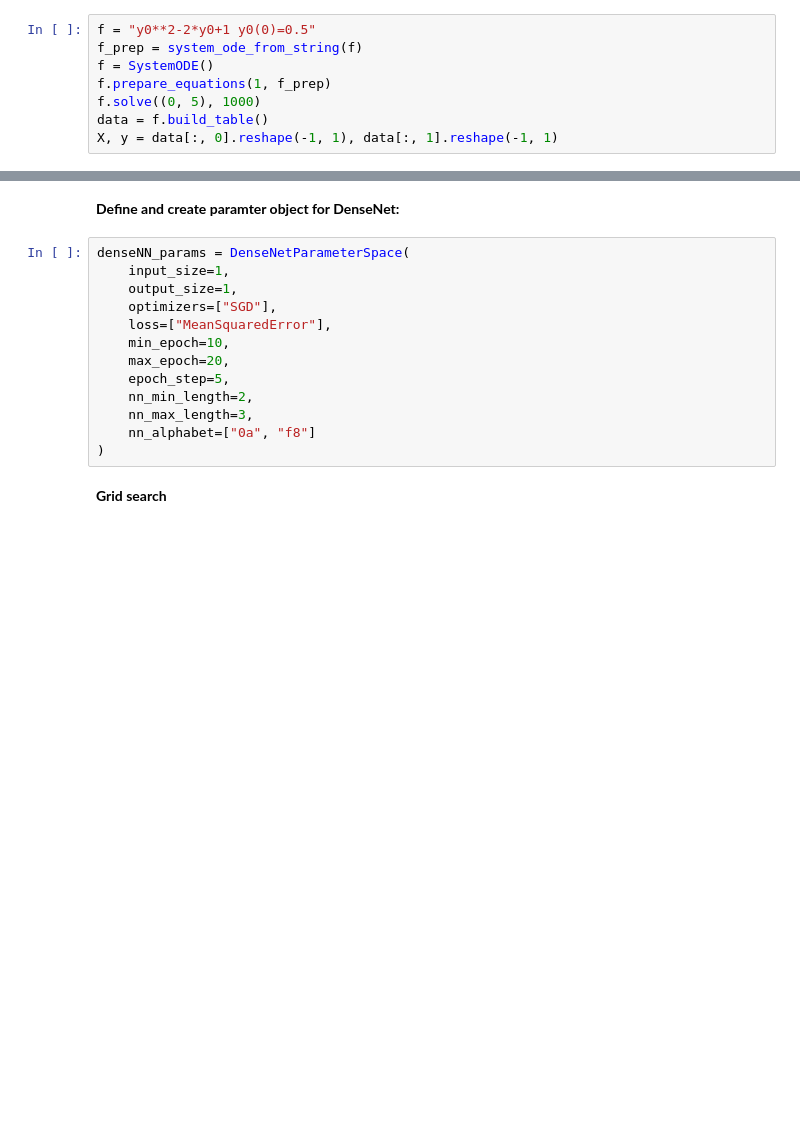
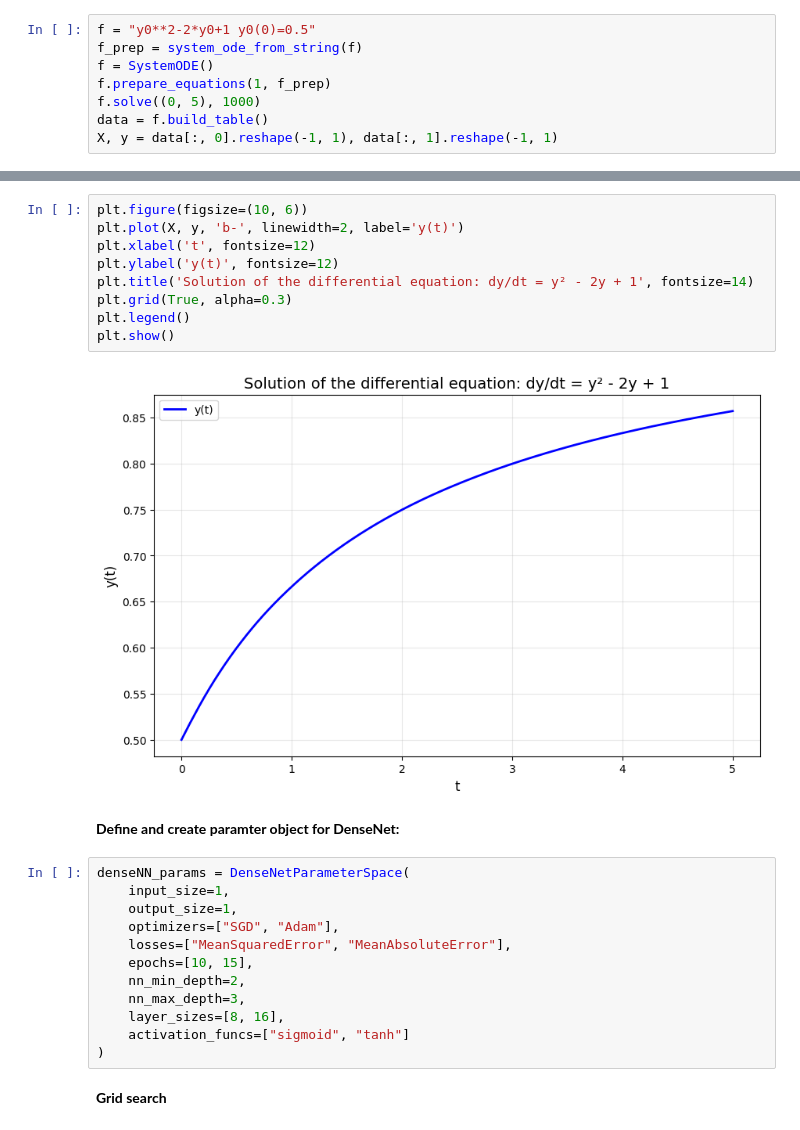
Before and after one commit to Krekep/degann, a Jupyter notebook: examples/DenseNet_usage.ipynb, the cells around one changed output, grey strips where cells are left out. Saved outputs shown, nothing was run; the diff lists cells and outputs as text; blank space fills up the shorter version.

```diff
--- a/examples/DenseNet_usage.ipynb
+++ b/examples/DenseNet_usage.ipynb
@@ -28,17 +44,27 @@ X, y = data[:, 0].reshape(-1, 1), data[:, 1].reshape(-1, 1)
+# %%
+plt.figure(figsize=(10, 6))
+plt.plot(X, y, 'b-', linewidth=2, label='y(t)')
+plt.xlabel('t', fontsize=12)
+plt.ylabel('y(t)', fontsize=12)
+plt.title('Solution of the differential equation: dy/dt = y² - 2y + 1', fontsize=14)
+plt.grid(True, alpha=0.3)
+plt.legend()
+plt.show()
+# %% [output]
+[figure, added]
 # %% [markdown]
 **Define and create paramter object for DenseNet:**
 # %%
 denseNN_params = DenseNetParameterSpace(
     input_size=1,
     output_size=1,
-    optimizers=["SGD"],
-    loss=["MeanSquaredError"],
-    min_epoch=10,
-    max_epoch=20,
-    epoch_step=5,
-    nn_min_length=2,
-    nn_max_length=3,
-    nn_alphabet=["0a", "f8"]
+    optimizers=["SGD", "Adam"],
+    losses=["MeanSquaredError", "MeanAbsoluteError"],
+    epochs=[10, 15],
+    nn_min_depth=2,
+    nn_max_depth=3,
+    layer_sizes=[8, 16],
+    activation_funcs=["sigmoid", "tanh"]
 )
 # %% [markdown]
 **Grid search**
```
Also changed, not shown: parts of 19 cells of this notebook, 15 other files.
